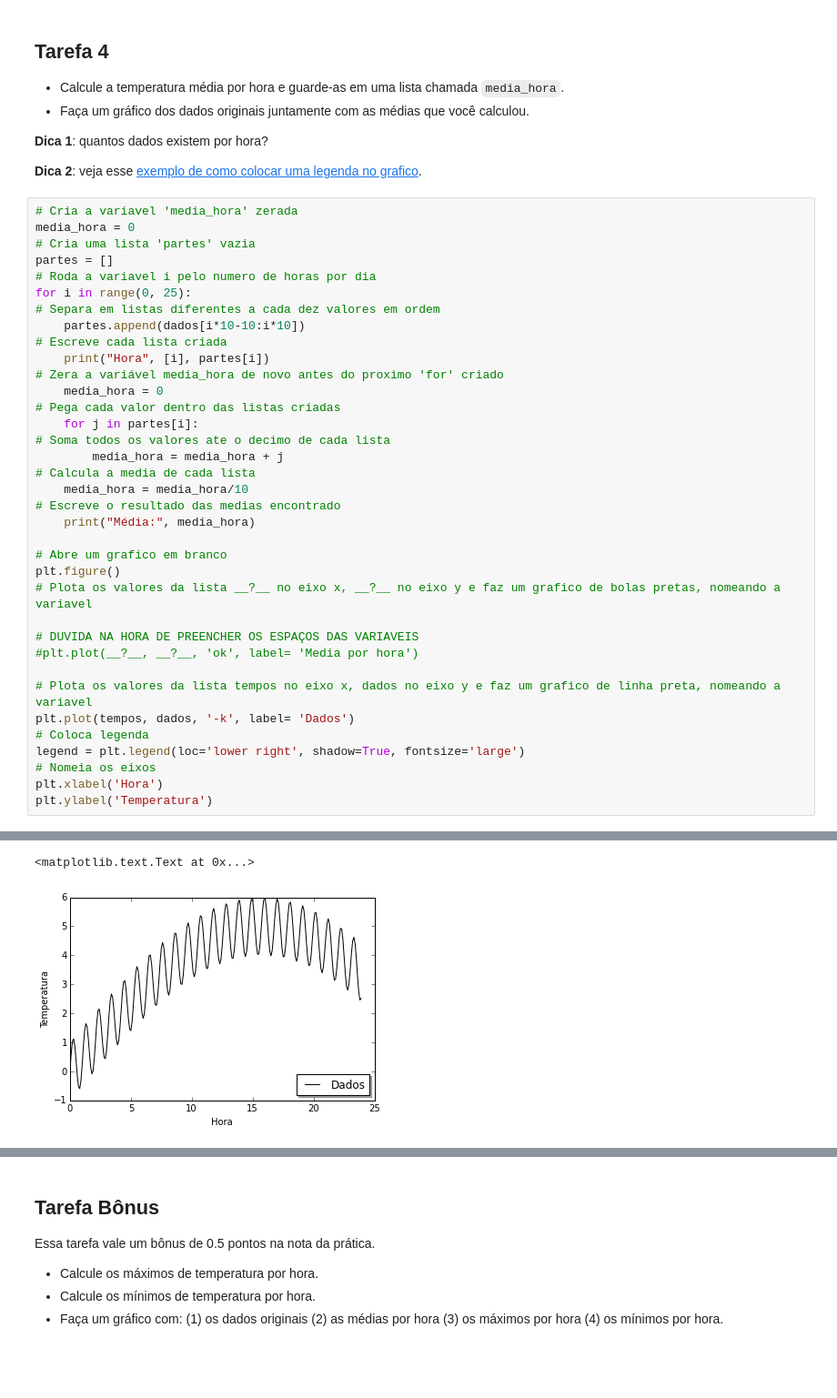
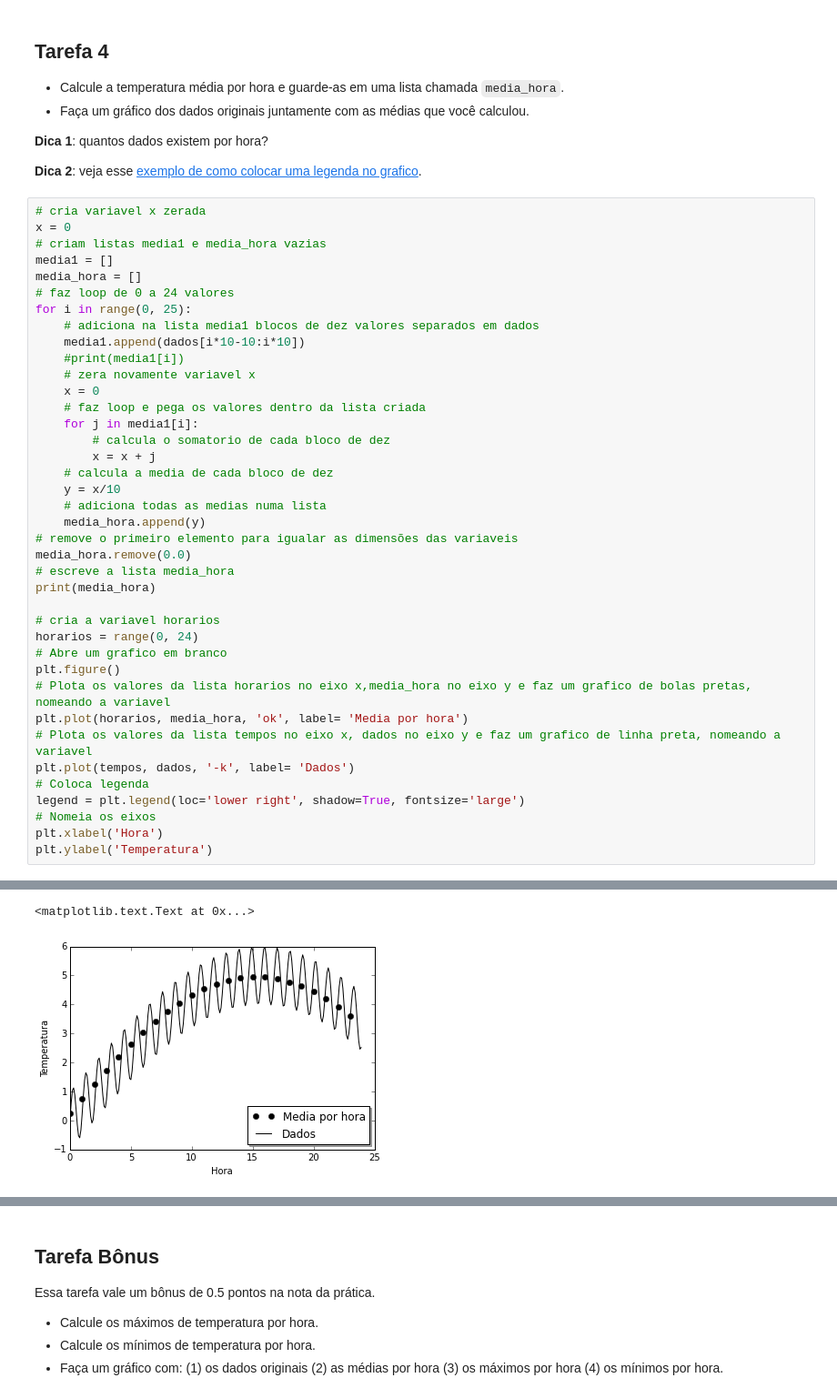
Before and after one commit to mat-esp-2015/python-intro-2-barbara_juliana_paula, a Jupyter notebook: tarefa-intro-python-2.ipynb, the cells around one changed output, grey strips where cells are left out. Shown: that part at 91% size. Cells and saved outputs as stored; diff of their text form; blank space fills up the shorter version.

Commit message:
Finalizada tarefa 4 com comentarios adicionais

```diff
--- a/tarefa-intro-python-2.ipynb
+++ b/tarefa-intro-python-2.ipynb
@@ -345,34 +345,37 @@ Minimo esta igual? True
 
 **Dica 2**: veja esse [exemplo de como colocar uma legenda no grafico](http://matplotlib.org/examples/api/legend_demo.html).
 # %%
-# Cria a variavel 'media_hora' zerada
-media_hora = 0
-# Cria uma lista 'partes' vazia
-partes = []
-# Roda a variavel i pelo numero de horas por dia
+# cria variavel x zerada
+x = 0
+# criam listas media1 e media_hora vazias
+media1 = []
+media_hora = []
+# faz loop de 0 a 24 valores
 for i in range(0, 25):
-# Separa em listas diferentes a cada dez valores em ordem
-    partes.append(dados[i*10-10:i*10])
-# Escreve cada lista criada
-    print("Hora", [i], partes[i])
-# Zera a variável media_hora de novo antes do proximo 'for' criado
-    media_hora = 0
-# Pega cada valor dentro das listas criadas
-    for j in partes[i]:
-# Soma todos os valores ate o decimo de cada lista
-        media_hora = media_hora + j
-# Calcula a media de cada lista
-    media_hora = media_hora/10
-# Escreve o resultado das medias encontrado
-    print("Média:", media_hora)
+    # adiciona na lista media1 blocos de dez valores separados em dados
+    media1.append(dados[i*10-10:i*10])
+    #print(media1[i])
+    # zera novamente variavel x
+    x = 0
+    # faz loop e pega os valores dentro da lista criada
+    for j in media1[i]:
+        # calcula o somatorio de cada bloco de dez
+        x = x + j
+    # calcula a media de cada bloco de dez
+    y = x/10
+    # adiciona todas as medias numa lista
+    media_hora.append(y)
+# remove o primeiro elemento para igualar as dimensões das variaveis
+media_hora.remove(0.0)
+# escreve a lista media_hora
+print(media_hora)
 
+# cria a variavel horarios
+horarios = range(0, 24)
 # Abre um grafico em branco
 plt.figure()
-# Plota os valores da lista __?__ no eixo x, __?__ no eixo y e faz um grafico de bolas pretas, nomeando a variavel
-
-# DUVIDA NA HORA DE PREENCHER OS ESPAÇOS DAS VARIAVEIS
-#plt.plot(__?__, __?__, 'ok', label= 'Media por hora')
-
+# Plota os valores da lista horarios no eixo x,media_hora no eixo y e faz um grafico de bolas pretas, nomeando a variavel
+plt.plot(horarios, media_hora, 'ok', label= 'Media por hora')
 # Plota os valores da lista tempos no eixo x, dados no eixo y e faz um grafico de linha preta, nomeando a variavel
 plt.plot(tempos, dados, '-k', label= 'Dados')
 # Coloca legenda
@@ -401,5 +388,5 @@ Média: 3.6031320300000003
 <matplotlib.text.Text at 0x...>
-[figure, old version]
+[figure, new version]
 # %% [markdown]
 ### Resultado esperado
 
```
Also changed, not shown: parts of 2 cells of this notebook.
